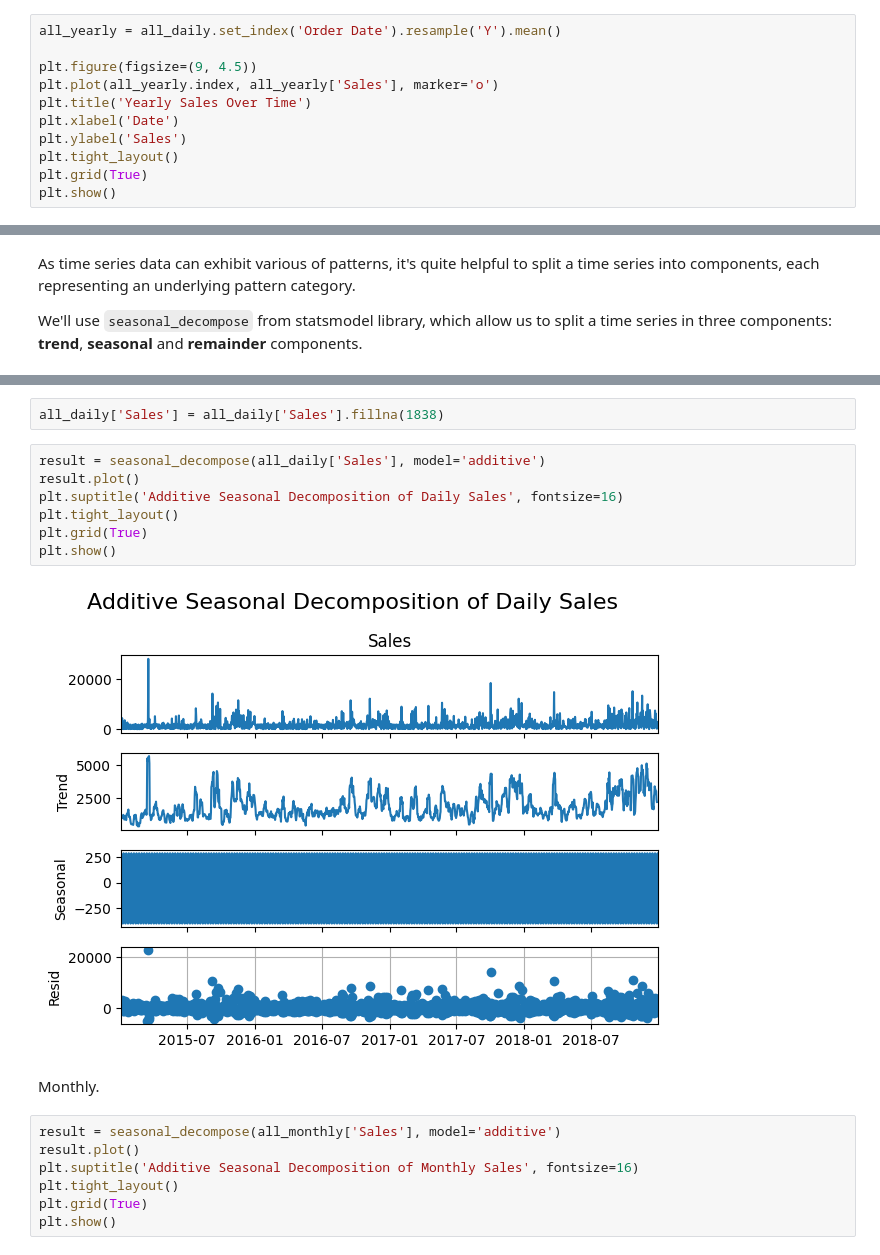
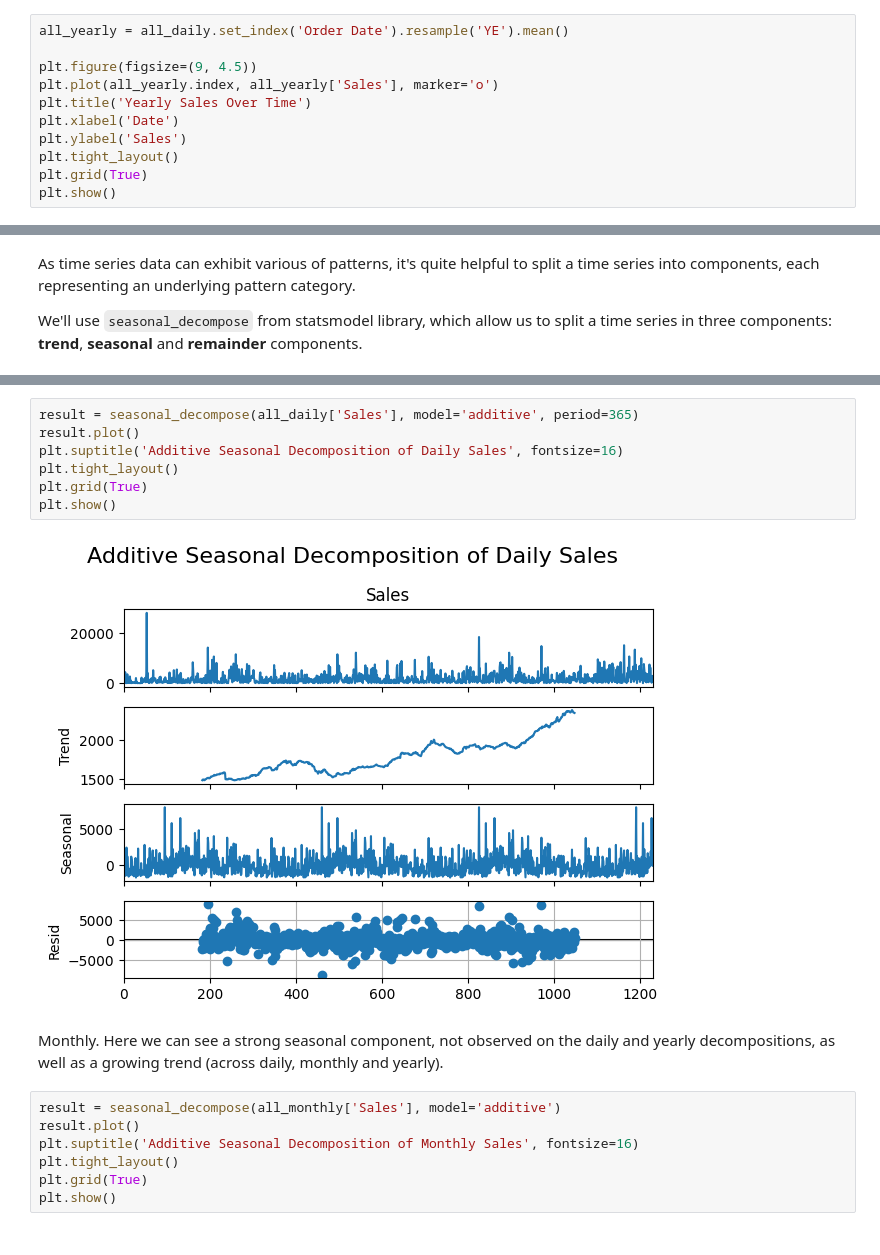
Before and after one commit to csierr/forecasting-superstore-sales, a Jupyter notebook: forecasting_sales.ipynb, the cells around one changed output, grey strips where cells are left out. Saved outputs shown, nothing was run; the diff lists cells and outputs as text.

```diff
--- a/forecasting_sales.ipynb
+++ b/forecasting_sales.ipynb
@@ -156,7 +166,7 @@ plt.show()
 # %% [markdown]
 Yearly. This plot shows us an evident increasing trend.
 # %%
-all_yearly = all_daily.set_index('Order Date').resample('Y').mean()
+all_yearly = all_daily.set_index('Order Date').resample('YE').mean()
 
 plt.figure(figsize=(9, 4.5))
 plt.plot(all_yearly.index, all_yearly['Sales'], marker='o')
@@ -232,16 +224,14 @@ There are 228 missing values in the dataset
-# %%
-all_daily['Sales'] = all_daily['Sales'].fillna(1838)
-# %%
-result = seasonal_decompose(all_daily['Sales'], model='additive')
-result.plot()
-plt.suptitle('Additive Seasonal Decomposition of Daily Sales', fontsize=16)
-plt.tight_layout()
-plt.grid(True)
-plt.show()
-# %% [output]
-[figure, removed]
+# %%
+result = seasonal_decompose(all_daily['Sales'], model='additive', period=365)
+result.plot()
+plt.suptitle('Additive Seasonal Decomposition of Daily Sales', fontsize=16)
+plt.tight_layout()
+plt.grid(True)
+plt.show()
+# %% [output]
+[figure, added]
 # %% [markdown]
-Monthly.
+Monthly. Here we can see a strong seasonal component, not observed on the daily and yearly decompositions, as well as a growing trend (across daily, monthly and yearly).
 # %%
 result = seasonal_decompose(all_monthly['Sales'], model='additive')
 result.plot()
```
Also changed, not shown: parts of 14 cells of this notebook.
